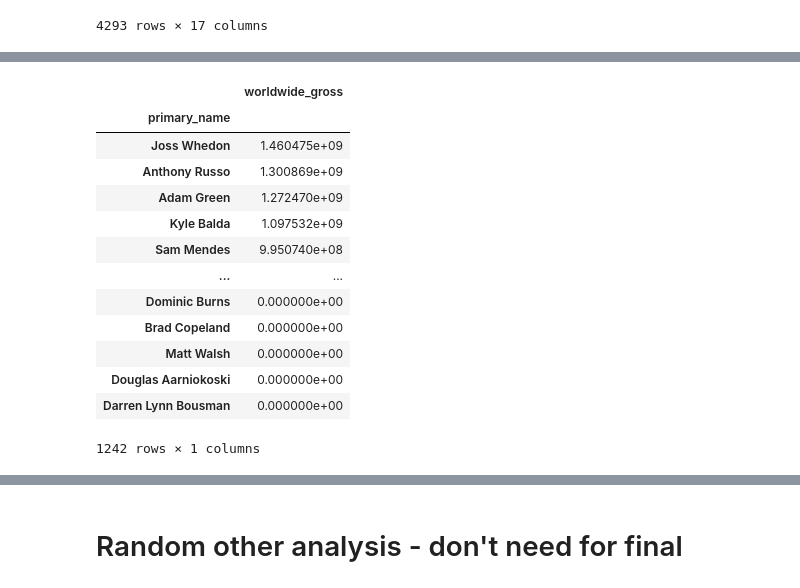
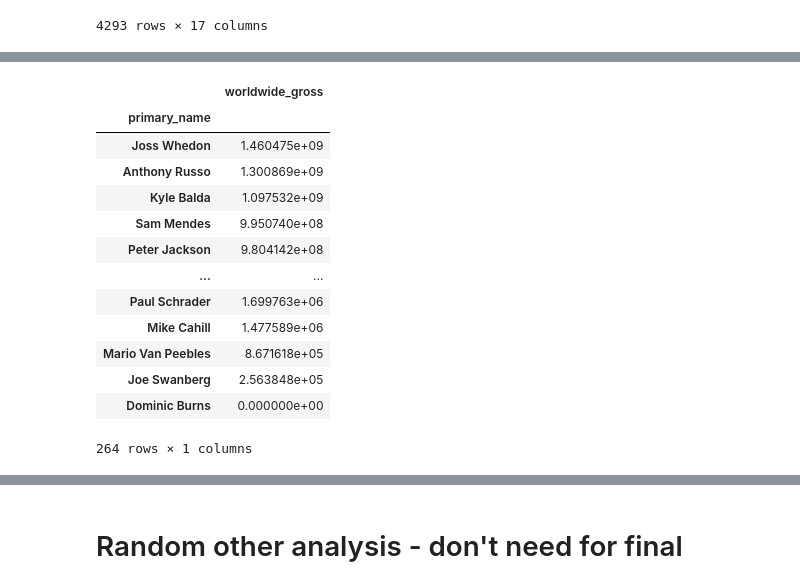
Before and after one commit to abwilliamss/AIAcademy-capstone, a Jupyter notebook: abby.ipynb, the cells around one changed output, grey strips where cells are left out. Saved outputs shown, nothing was run; the diff lists cells and outputs as text; code cells hidden in the pictures.

```diff
--- a/abby.ipynb
+++ b/abby.ipynb
@@ -146,0 +133,2 @@ Name: primary_name, Length: 1242, dtype: int64
+# %%
+final_direct = final
@@ -147,18 +153,18 @@ Name: primary_name, Length: 1242, dtype: int64
 # %%
-directors_profit = final.groupby('primary_name').mean()['worldwide_gross'].sort_values(ascending=False).to_frame()
+directors_profit = final_direct.groupby('primary_name').mean()['worldwide_gross'].sort_values(ascending=False).to_frame()
 directors_profit
 # %% [output]
 |  | worldwide_gross |
 | primary_name |  |
 | Joss Whedon | 1.460475e+09 |
 | Anthony Russo | 1.300869e+09 |
-| Adam Green | 1.272470e+09 |
 | Kyle Balda | 1.097532e+09 |
 | Sam Mendes | 9.950740e+08 |
+| Peter Jackson | 9.804142e+08 |
 | ... | ... |
+| Paul Schrader | 1.699763e+06 |
+| Mike Cahill | 1.477589e+06 |
+| Mario Van Peebles | 8.671618e+05 |
+| Joe Swanberg | 2.563848e+05 |
 | Dominic Burns | 0.000000e+00 |
-| Brad Copeland | 0.000000e+00 |
-| Matt Walsh | 0.000000e+00 |
-| Douglas Aarniokoski | 0.000000e+00 |
-| Darren Lynn Bousman | 0.000000e+00 |
-1242 rows × 1 columns
+264 rows × 1 columns
```
Also changed, not shown: parts of 10 cells of this notebook.
